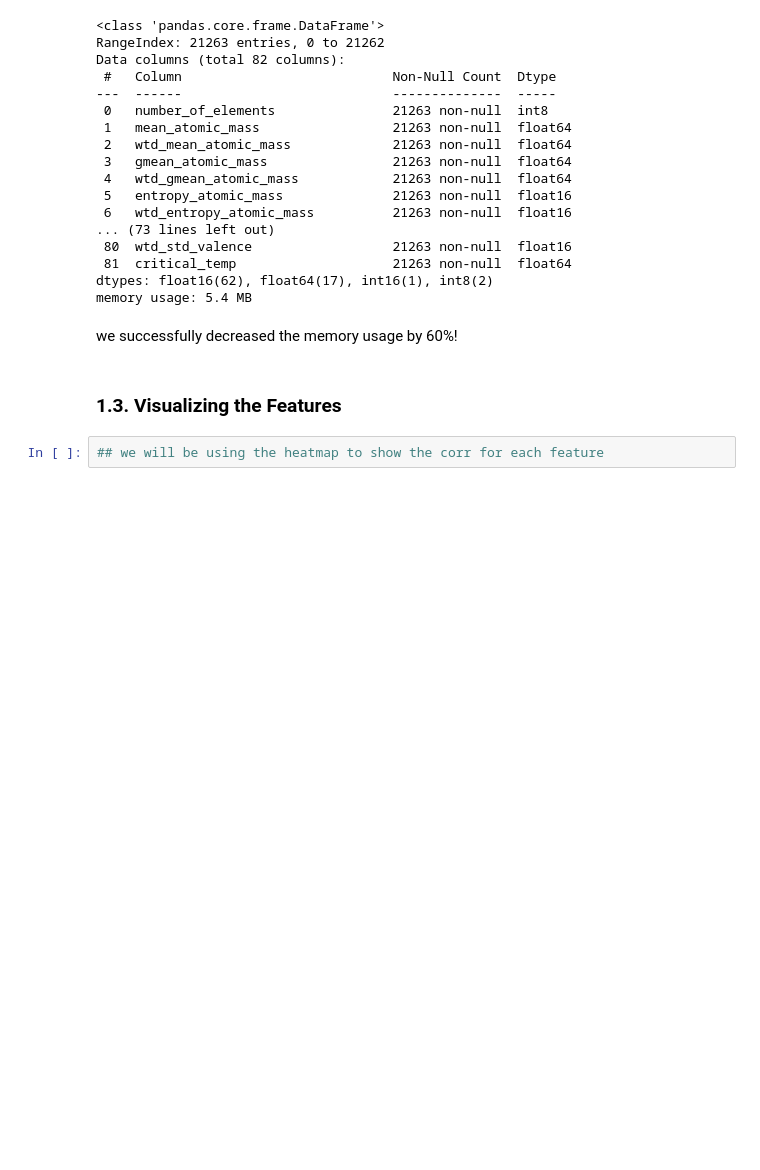
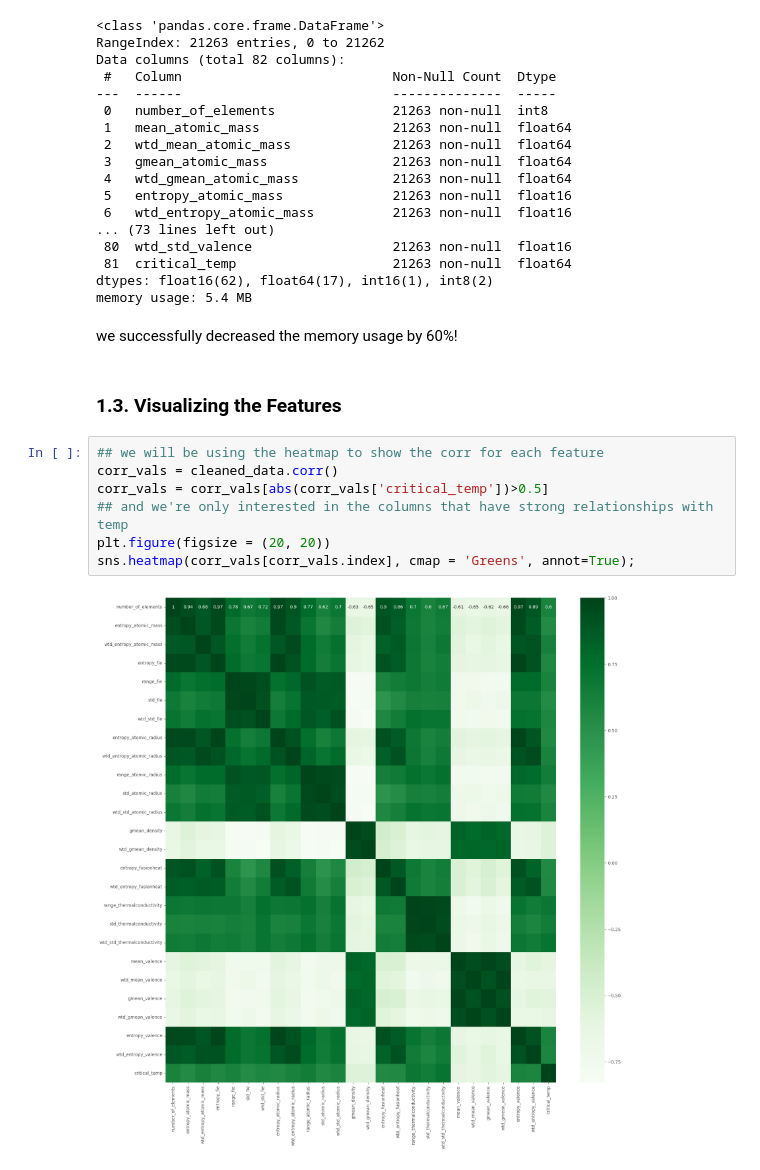
Before and after one commit to NikkiShah93/Python, a Jupyter notebook: MLProjects/SupervisedLearning/regression.ipynb, the cells around one changed output. Saved outputs shown, nothing was run; the diff lists cells and outputs as text; blank space fills up the shorter version.

```diff
--- a/MLProjects/SupervisedLearning/regression.ipynb
+++ b/MLProjects/SupervisedLearning/regression.ipynb
@@ -108,3 +110,10 @@ we successfully decreased the memory usage by 60%!
 ### 1.3. Visualizing the Features
 # %%
 ## we will be using the heatmap to show the corr for each feature
+corr_vals = cleaned_data.corr()
+corr_vals = corr_vals[abs(corr_vals['critical_temp'])>0.5]
+## and we're only interested in the columns that have strong relationships with temp
+plt.figure(figsize = (20, 20))
+sns.heatmap(corr_vals[corr_vals.index], cmap = 'Greens', annot=True);
+# %% [output]
+[figure, added]
```
Also changed, not shown: parts of 14 cells of this notebook.
